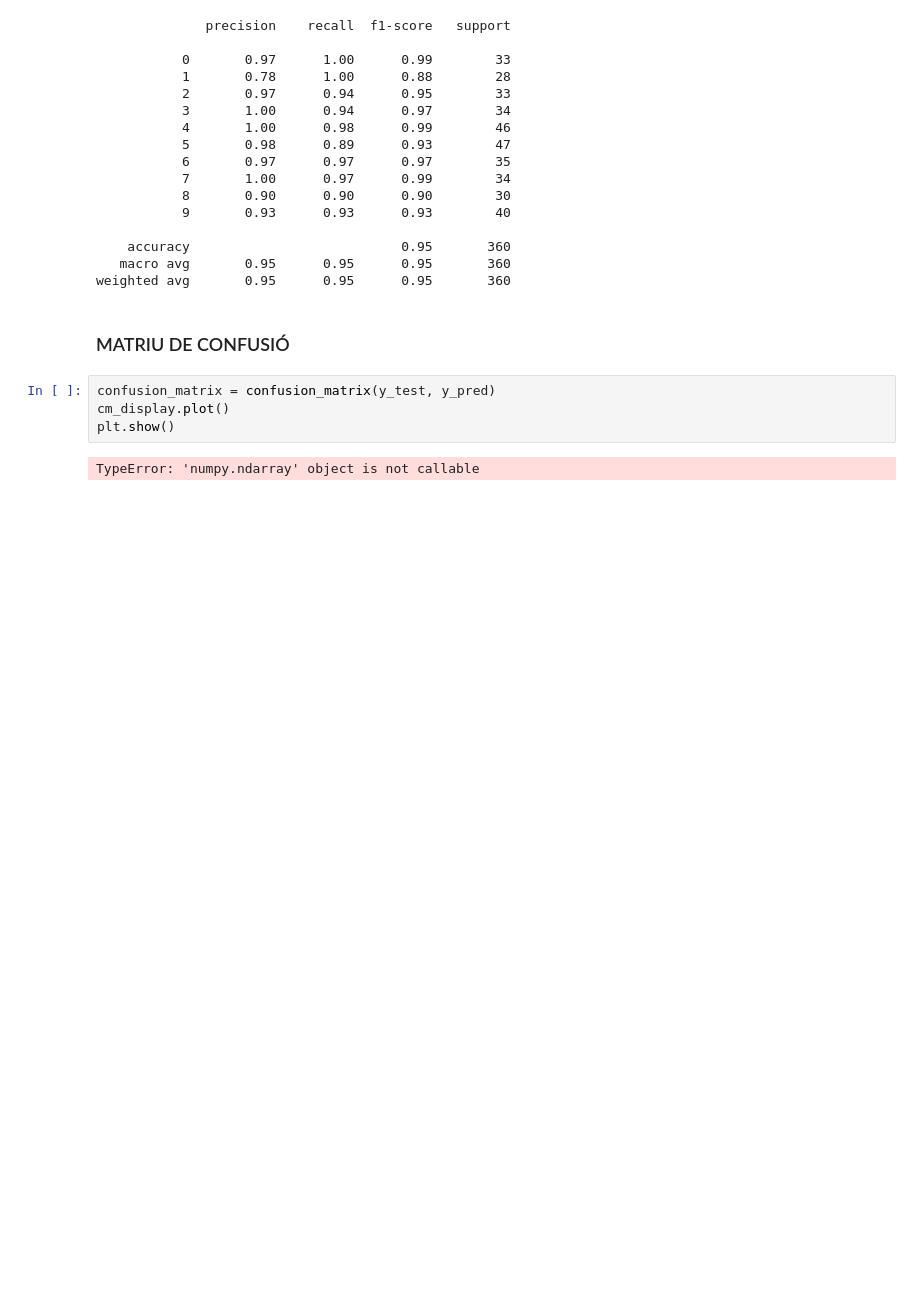
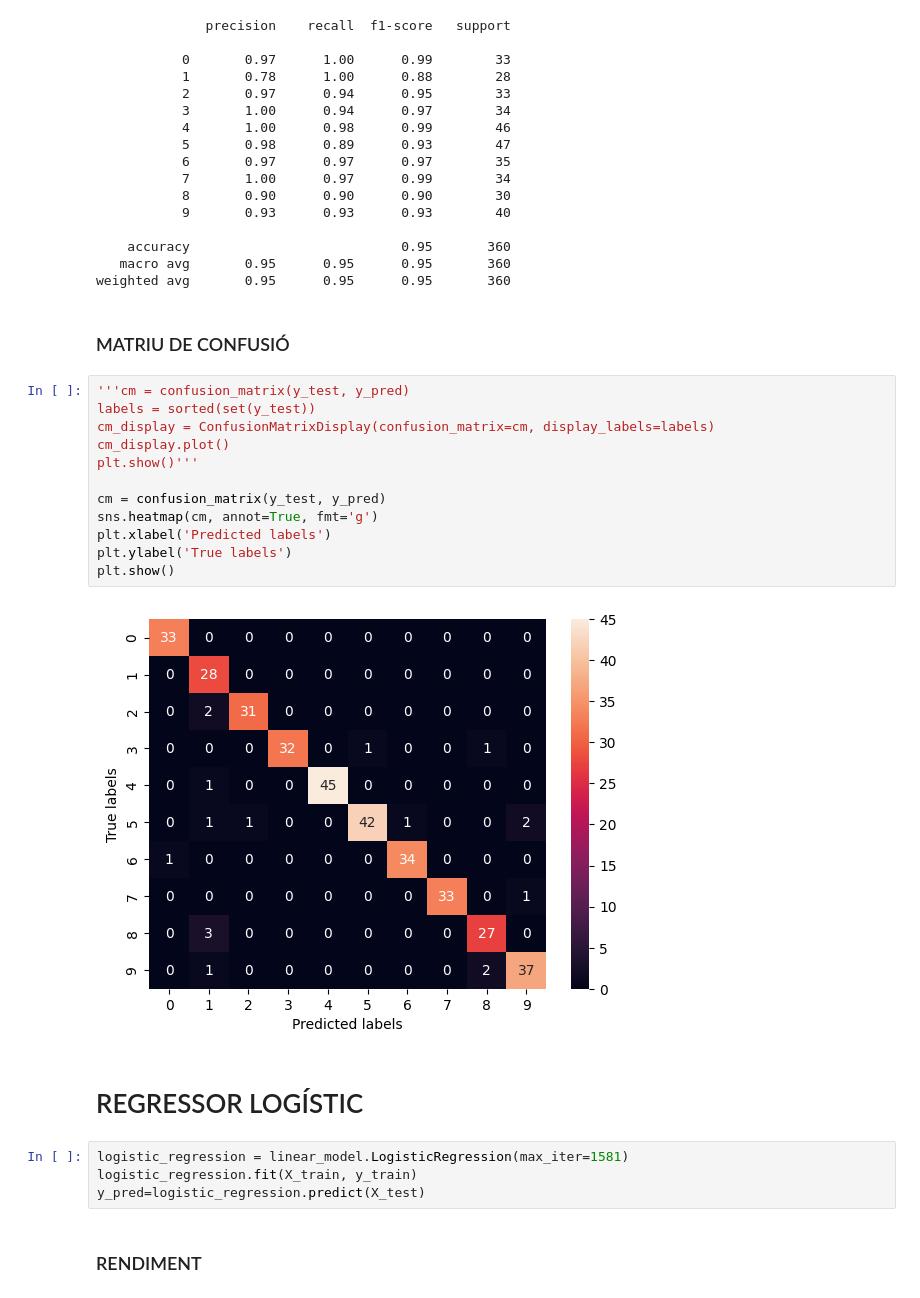
Before and after one commit to edubonnin/ML-OCR, a Jupyter notebook: practica_II_IA.ipynb, the cells around one changed output. Cells and saved outputs as stored; diff of their text form; blank space fills up the shorter version.

```diff
--- a/practica_II_IA.ipynb
+++ b/practica_II_IA.ipynb
@@ -55,8 +54,24 @@ weighted avg       0.95      0.95      0.95       360
 # %% [markdown]
 ### MATRIU DE CONFUSIÓ
 # %%
-confusion_matrix = confusion_matrix(y_test, y_pred)
+'''cm = confusion_matrix(y_test, y_pred)
+labels = sorted(set(y_test))
+cm_display = ConfusionMatrixDisplay(confusion_matrix=cm, display_labels=labels)
 cm_display.plot()
+plt.show()'''
+
+cm = confusion_matrix(y_test, y_pred)
+sns.heatmap(cm, annot=True, fmt='g')
+plt.xlabel('Predicted labels')
+plt.ylabel('True labels')
 plt.show()
 # %% [output]
-TypeError: 'numpy.ndarray' object is not callable
+[figure, added]
+# %% [markdown]
+# REGRESSOR LOGÍSTIC
+# %%
+logistic_regression = linear_model.LogisticRegression(max_iter=1581)
+logistic_regression.fit(X_train, y_train)
+y_pred=logistic_regression.predict(X_test)
+# %% [markdown]
+### RENDIMENT
```
Also changed, not shown: parts of 4 cells of this notebook.
